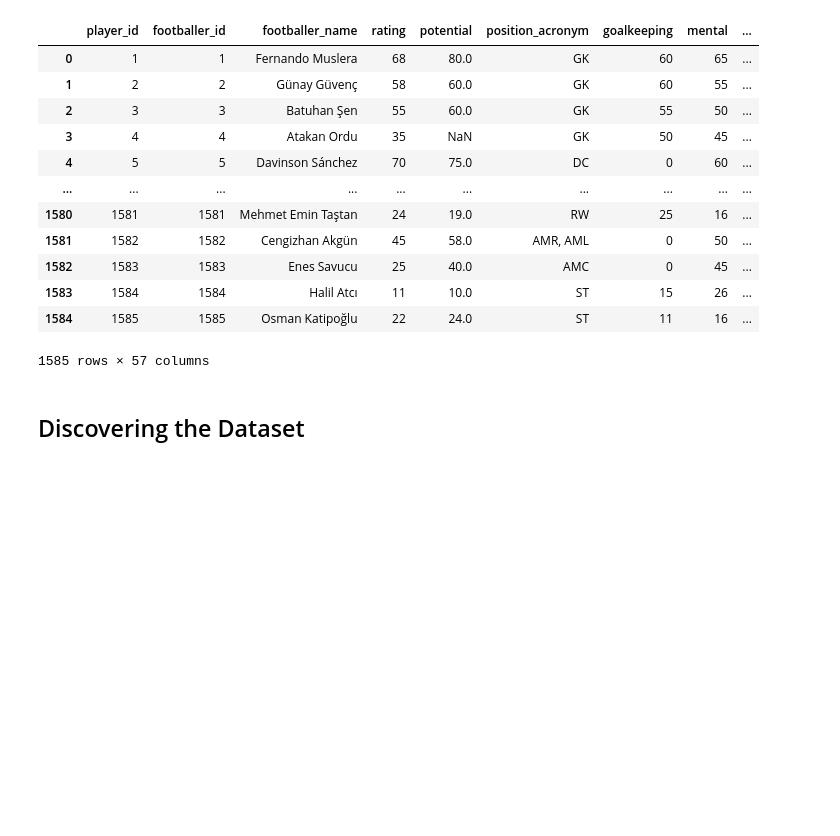
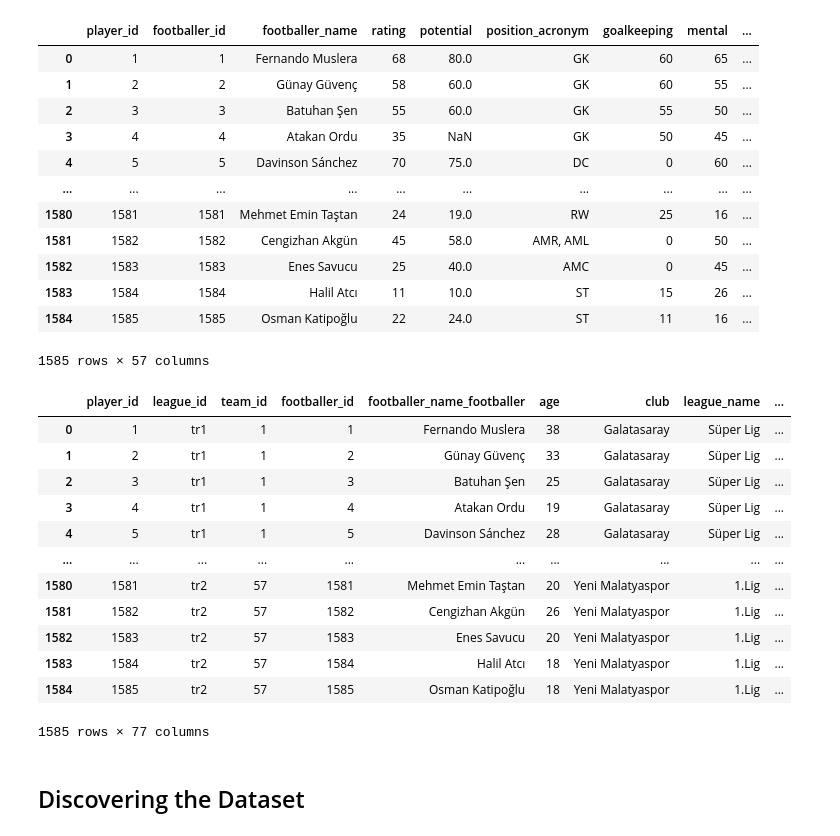
Before and after one commit to alirizaercan/IQAnadoluScout--IQAS-, a Jupyter notebook: notebooks/players_eda.ipynb, the cells around one changed output. Cells and saved outputs as stored; diff of their text form; code cells hidden in the pictures; blank space fills up the shorter version.

```diff
--- a/notebooks/players_eda.ipynb
+++ b/notebooks/players_eda.ipynb
@@ -27,6 +27,23 @@ df
 | 1583 | 1584 | 1584 | Halil Atcı | 11 | 10.0 | ST | 15 | 26 | ... |
 | 1584 | 1585 | 1585 | Osman Katipoğlu | 22 | 24.0 | ST | 11 | 16 | ... |
 1585 rows × 57 columns
+# %%
+last_df = pd.read_csv("../data/processed_data/cleaned_player_recommendation_dataset_final.csv")
+last_df
+# %% [output]
+|  | player_id | league_id | team_id | footballer_id | footballer_name_footballer | age | club | league_name | ... |
+| 0 | 1 | tr1 | 1 | 1 | Fernando Muslera | 38 | Galatasaray | Süper Lig | ... |
+| 1 | 2 | tr1 | 1 | 2 | Günay Güvenç | 33 | Galatasaray | Süper Lig | ... |
+| 2 | 3 | tr1 | 1 | 3 | Batuhan Şen | 25 | Galatasaray | Süper Lig | ... |
+| 3 | 4 | tr1 | 1 | 4 | Atakan Ordu | 19 | Galatasaray | Süper Lig | ... |
+| 4 | 5 | tr1 | 1 | 5 | Davinson Sánchez | 28 | Galatasaray | Süper Lig | ... |
+| ... | ... | ... | ... | ... | ... | ... | ... | ... | ... |
+| 1580 | 1581 | tr2 | 57 | 1581 | Mehmet Emin Taştan | 20 | Yeni Malatyaspor | 1.Lig | ... |
+| 1581 | 1582 | tr2 | 57 | 1582 | Cengizhan Akgün | 26 | Yeni Malatyaspor | 1.Lig | ... |
+| 1582 | 1583 | tr2 | 57 | 1583 | Enes Savucu | 20 | Yeni Malatyaspor | 1.Lig | ... |
+| 1583 | 1584 | tr2 | 57 | 1584 | Halil Atcı | 18 | Yeni Malatyaspor | 1.Lig | ... |
+| 1584 | 1585 | tr2 | 57 | 1585 | Osman Katipoğlu | 18 | Yeni Malatyaspor | 1.Lig | ... |
+1585 rows × 77 columns
 # %% [markdown]
 ## Discovering the Dataset
 # %%
```
Also changed, not shown: parts of 3 cells of this notebook, 18 other files.
